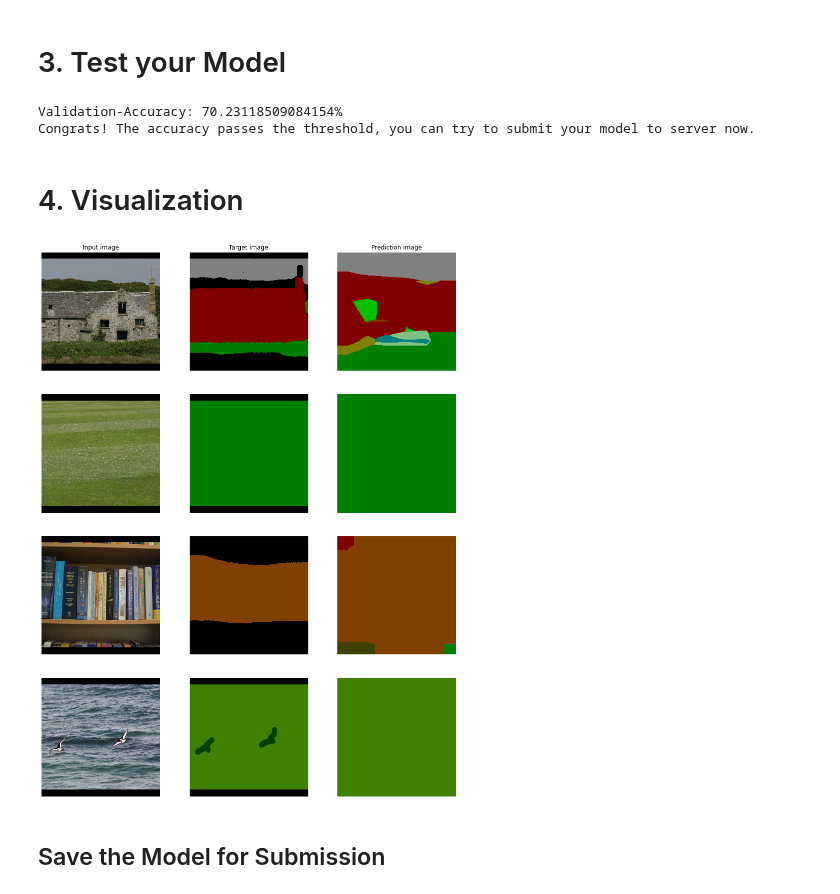
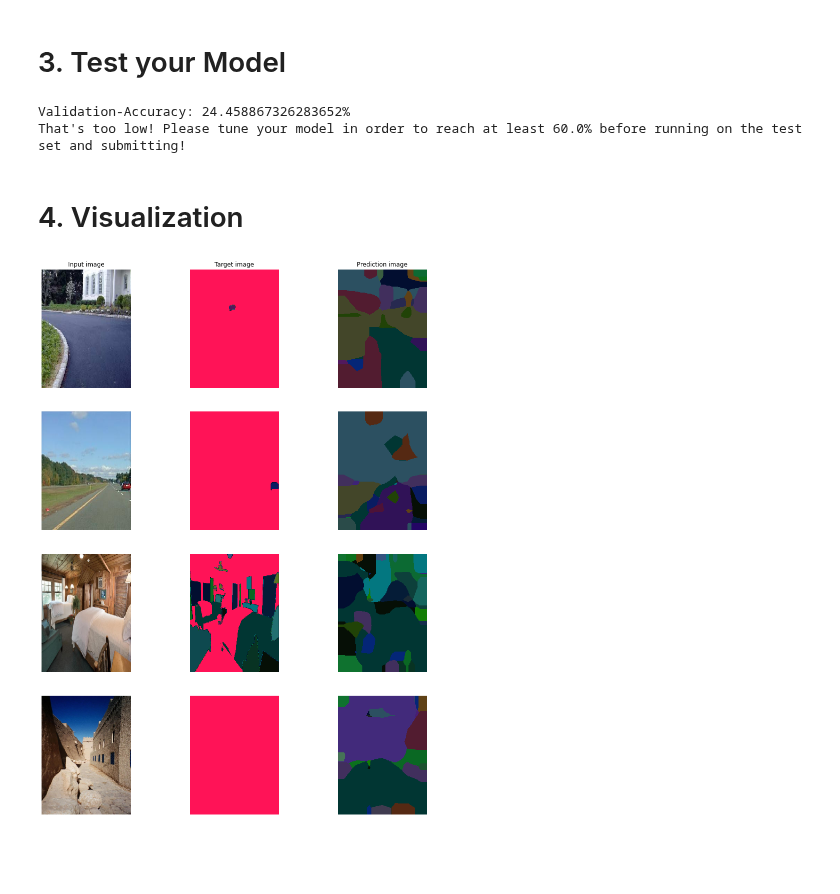
Before and after one commit to heisenberg0424/NSYSU_CSE_2022, a Jupyter notebook: DeepVision/Final/FinalProject.ipynb, the cells around one changed output. Drawn from its saved outputs; the diff is of its cells as text; code cells hidden in the pictures; blank space fills up the shorter version.

```diff
--- a/DeepVision/Final/FinalProject.ipynb
+++ b/DeepVision/Final/FinalProject.ipynb
@@ -49,3 +31,6 @@ test_data = SegmentationData(image_paths_file=f'segmentation_data/test.txt')
+# %%
+train_data = SegmentationData(image_paths_file=f'Dataset/images/training.txt')
+val_data = SegmentationData(image_paths_file=f'Dataset/images/validation.txt')
 # %% [markdown]
 If you want to implement data augmentation methods, make yourself familiar with the segmentation dataset and how we implemented the `SegmentationData` class in `exercise_code/data/segmentation_dataset.py`. Furthermore, you can check the original label description in `datasets/segmentation/segmentation_data/info.html`.
 
@@ -189,3 +110,9 @@ All tests passed for your model. Tests passed: 2/2
+# %%
+model = SegmentationNN(hparams = hparams)
+from torch.utils.data import DataLoader
+
+train_dataloader = DataLoader(train_data, batch_size=64, shuffle=True)
+test_dataloader = DataLoader(val_data, batch_size=64, shuffle=True)
 # %% [markdown]
 ## Step 2: Train your own model
 
@@ -273,16 +195,16 @@ SegmentationNN(
 # %% [markdown]
 # 3. Test your Model
 # %%
+model = torch.load('mymodel.pt')
+model.eval()
 model = model.to('cuda')
-test(evaluate_model(model, test_loader))
+test(evaluate_model(model, test_dataloader))
 # %% [output]
-Validation-Accuracy: 70.23118509084154%
-Congrats! The accuracy passes the threshold, you can try to submit your model to server now.
+Validation-Accuracy: 24.458867326283652%
+That's too low! Please tune your model in order to reach at least 60.0% before running on the test set and submitting!
 # %% [markdown]
 # 4. Visualization
 # %%
-visualizer(model, test_data)
+visualizer(model, test_dataloader)
 # %% [output]
-[figure, old version]
+[figure, new version]
-# %% [markdown]
-## Save the Model for Submission
```
Also changed, not shown: parts of 19 cells of this notebook, 9 other files.
